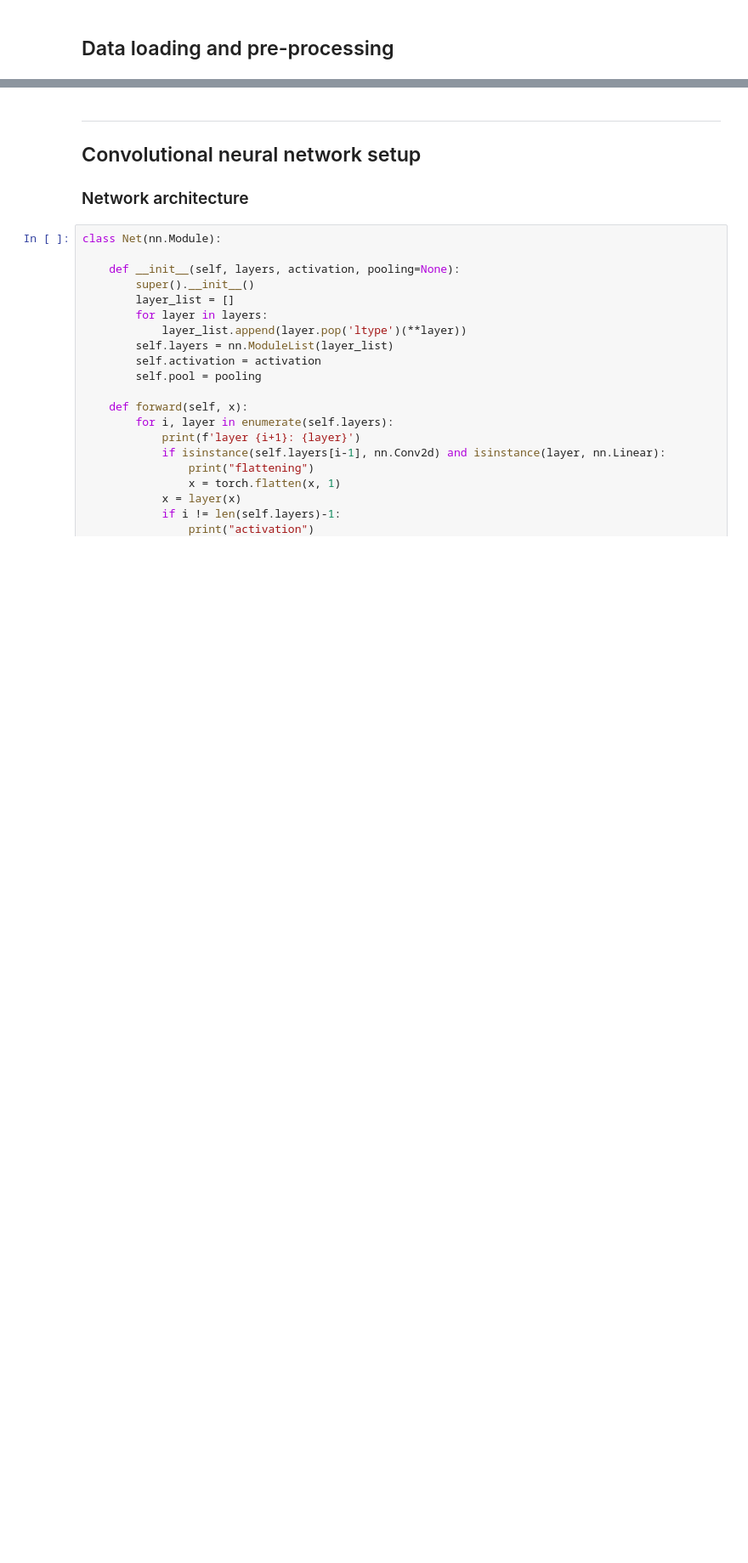
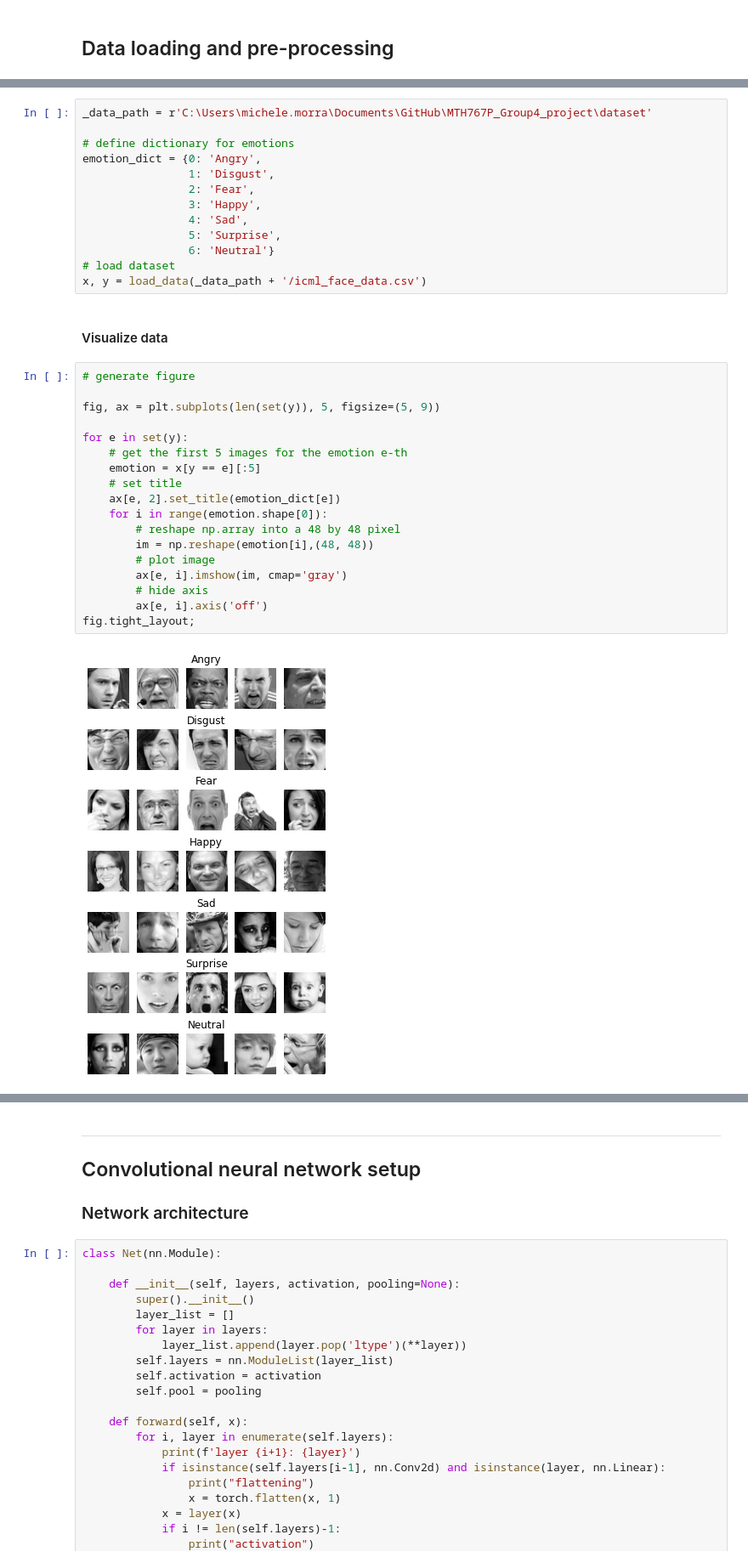
Before and after one commit to seiji594/MTH767P_Group4_project, a Jupyter notebook: main.ipynb, the cells around one changed output, grey strips where cells are left out. Shown at 85% size. Saved outputs shown, nothing was run; the diff lists cells and outputs as text; blank space fills up the shorter version.

```diff
--- a/main.ipynb
+++ b/main.ipynb
@@ -17,0 +80,35 @@ import torchvision.transforms as transforms
+# %%
+_data_path = r'C:\Users\michele.morra\Documents\GitHub\MTH767P_Group4_project\dataset'
+
+# define dictionary for emotions
+emotion_dict = {0: 'Angry',
+                1: 'Disgust',
+                2: 'Fear',
+                3: 'Happy',
+                4: 'Sad',
+                5: 'Surprise',
+                6: 'Neutral'}
+# load dataset
+x, y = load_data(_data_path + '/icml_face_data.csv')
+# %% [markdown]
+#### Visualize data
+# %%
+# generate figure
+
+fig, ax = plt.subplots(len(set(y)), 5, figsize=(5, 9))
+
+for e in set(y):
+    # get the first 5 images for the emotion e-th
+    emotion = x[y == e][:5]
+    # set title
+    ax[e, 2].set_title(emotion_dict[e])
+    for i in range(emotion.shape[0]):
+        # reshape np.array into a 48 by 48 pixel
+        im = np.reshape(emotion[i],(48, 48))
+        # plot image
+        ax[e, i].imshow(im, cmap='gray')
+        # hide axis
+        ax[e, i].axis('off')
+fig.tight_layout;
+# %% [output]
+[figure, added]
```
Also changed, not shown: parts of 5 cells of this notebook, 1 other file.
